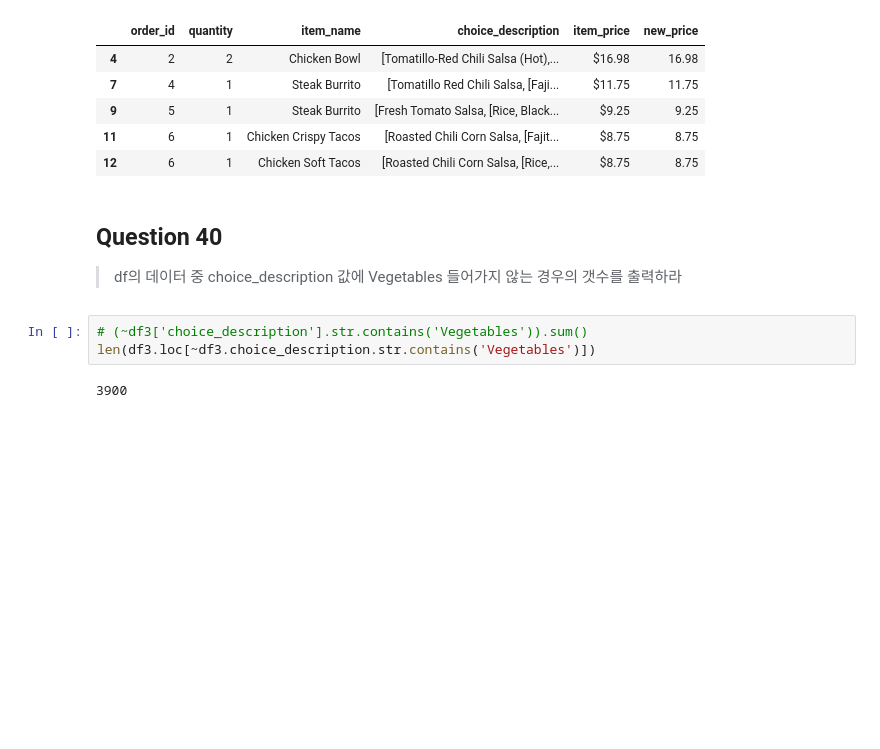
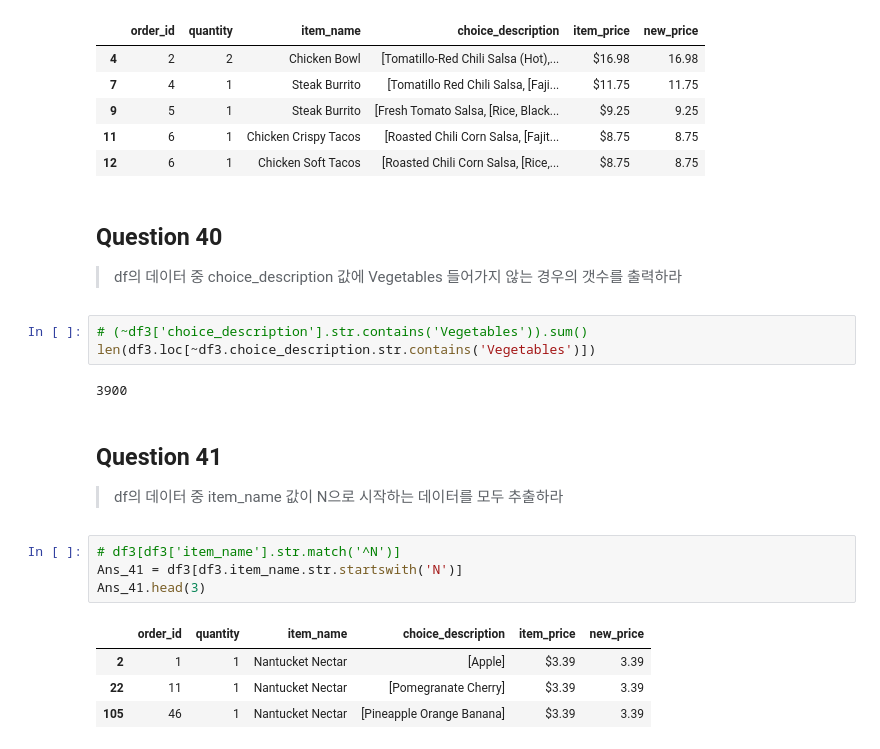
Before and after one commit to lagonee23/Practice, a Jupyter notebook: Pandas/Pandas_tutorial.ipynb, the cells around one changed output. Saved outputs shown, nothing was run; the diff lists cells and outputs as text; blank space fills up the shorter version.

```diff
--- a/Pandas/Pandas_tutorial.ipynb
+++ b/Pandas/Pandas_tutorial.ipynb
@@ -491,3 +491,15 @@ Ans_39.head()
 len(df3.loc[~df3.choice_description.str.contains('Vegetables')])
 # %% [output]
 3900
+# %% [markdown]
+## Question 41
+> df의 데이터 중 item_name 값이 N으로 시작하는 데이터를 모두 추출하라
+# %%
+# df3[df3['item_name'].str.match('^N')]
+Ans_41 = df3[df3.item_name.str.startswith('N')]
+Ans_41.head(3)
+# %% [output]
+|  | order_id | quantity | item_name | choice_description | item_price | new_price |
+| 2 | 1 | 1 | Nantucket Nectar | [Apple] | $3.39 | 3.39 |
+| 22 | 11 | 1 | Nantucket Nectar | [Pomegranate Cherry] | $3.39 | 3.39 |
+| 105 | 46 | 1 | Nantucket Nectar | [Pineapple Orange Banana] | $3.39 | 3.39 |
```
Also changed, not shown: parts of 4 cells of this notebook.
